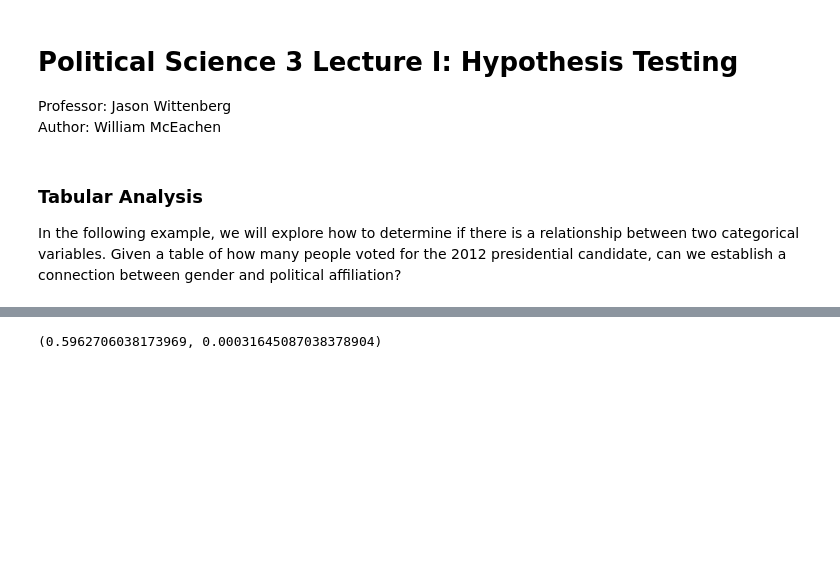
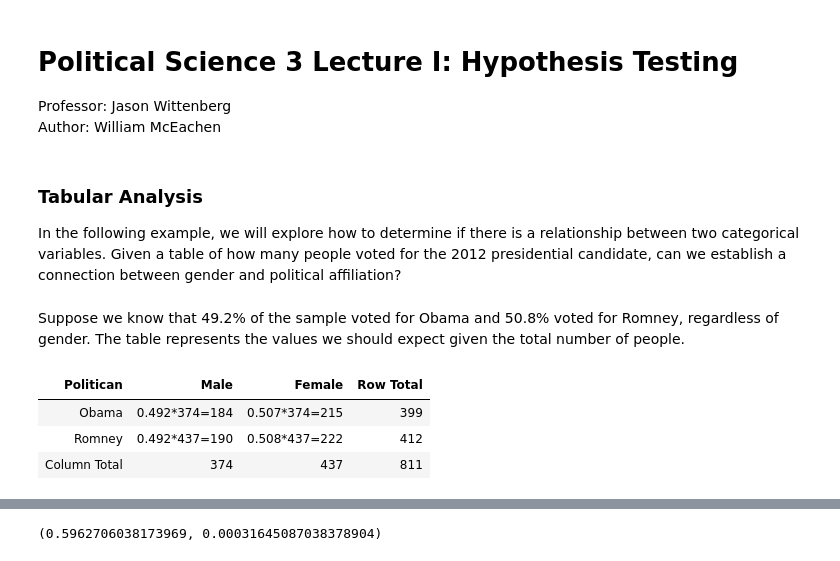
Before and after one commit to ds-modules/POLSCI-3, a Jupyter notebook: beta materials/Lecture_I_NB_1.ipynb, the cells around one changed output, grey strips where cells are left out. Saved outputs shown, nothing was run; the diff lists cells and outputs as text; code cells hidden in the pictures; blank space fills up the shorter version.

```diff
--- a/beta materials/Lecture_I_NB_1.ipynb
+++ b/beta materials/Lecture_I_NB_1.ipynb
@@ -14,3 +14,18 @@ Author: William McEachen
 # %% [markdown]
 ### Tabular Analysis
 In the following example, we will explore how to determine if there is a relationship between two categorical variables. Given a table of how many people voted for the 2012 presidential candidate, can we establish a connection between gender and political affiliation?
+# %% [markdown]
+Suppose we know that 49.2% of the sample voted for Obama and 50.8% voted for Romney, regardless of gender. The table represents the values we should expect given the total number of people.
+# %%
+expected_table = Table().with_columns(
+                'Politican',['Obama', 'Romney', 'Column Total'],
+                'Male', ['0.492*374=184', '0.492*437=190', 374],
+                'Female', ['0.507*374=215', '0.508*437=222', 437],
+                'Row Total', [399, 412, 811]
+                )
+expected_table
+# %% [output]
+| Politican | Male | Female | Row Total |
+| Obama | 0.492*374=184 | 0.507*374=215 | 399 |
+| Romney | 0.492*437=190 | 0.508*437=222 | 412 |
+| Column Total | 374 | 437 | 811 |
```
Also changed, not shown: parts of 19 cells of this notebook, 1 other file.
